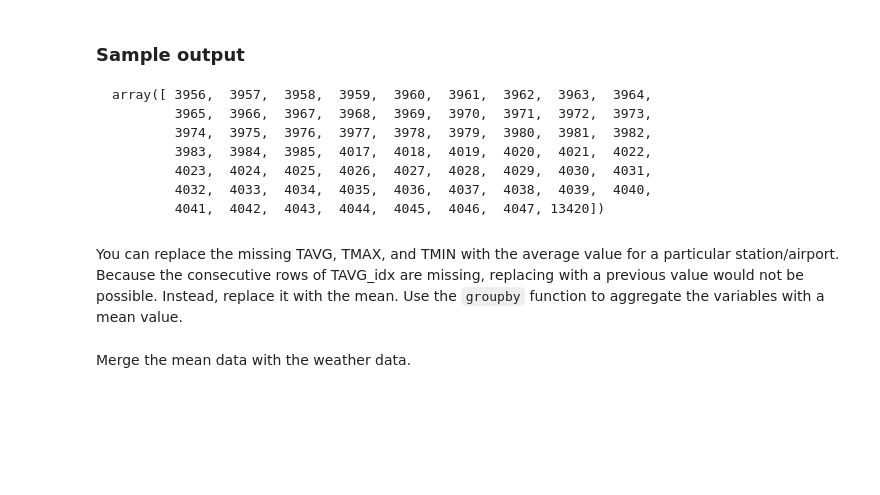
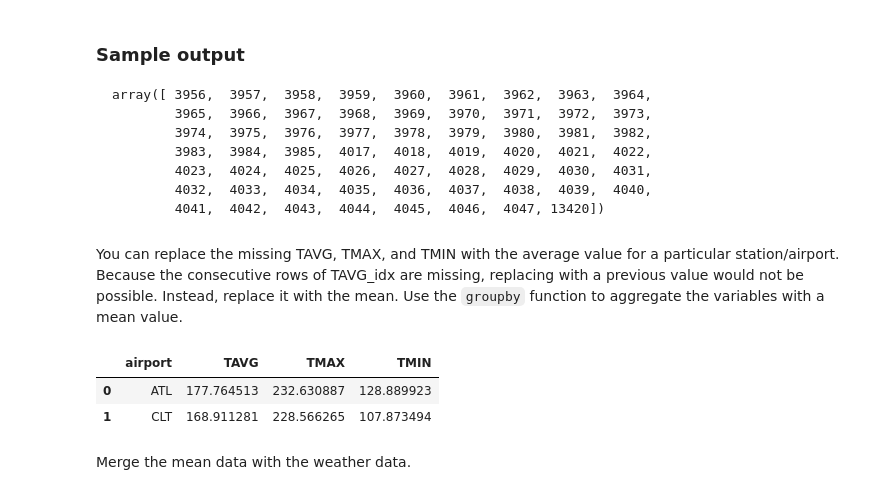
Before and after one commit to nigelcheong/dsts-final-project, a Jupyter notebook: onpremises.ipynb, the cells around one changed output. Saved outputs shown, nothing was run; the diff lists cells and outputs as text; code cells hidden in the pictures; blank space fills up the shorter version.

```diff
--- a/onpremises.ipynb
+++ b/onpremises.ipynb
@@ -1090,8 +1121,12 @@ array([ 3956,  3957,  3958,  3959,  3960,  3961,  3962,  3963,  3964,
 # %% [markdown]
 You can replace the missing TAVG, TMAX, and TMIN with the average value for a particular station/airport. Because the consecutive rows of TAVG_idx are missing, replacing with a previous value would not be possible. Instead, replace it with the mean. Use the `groupby` function to aggregate the variables with a mean value.
 # %%
-weather_impute = weather.groupby([<CODE>]).agg({'TAVG':'mean','TMAX':'mean', 'TMIN':'mean' }).reset_index()# Enter your code here
+weather_impute = weather.groupby(['airport']).agg({'TAVG': 'mean', 'TMAX': 'mean', 'TMIN': 'mean'}).reset_index()# Enter your code here
 weather_impute.head(2)
+# %% [output]
+|  | airport | TAVG | TMAX | TMIN |
+| 0 | ATL | 177.764513 | 232.630887 | 128.889923 |
+| 1 | CLT | 168.911281 | 228.566265 | 107.873494 |
 # %% [markdown]
 Merge the mean data with the weather data.
 # %%
```
Also changed, not shown: parts of 25 cells of this notebook.
